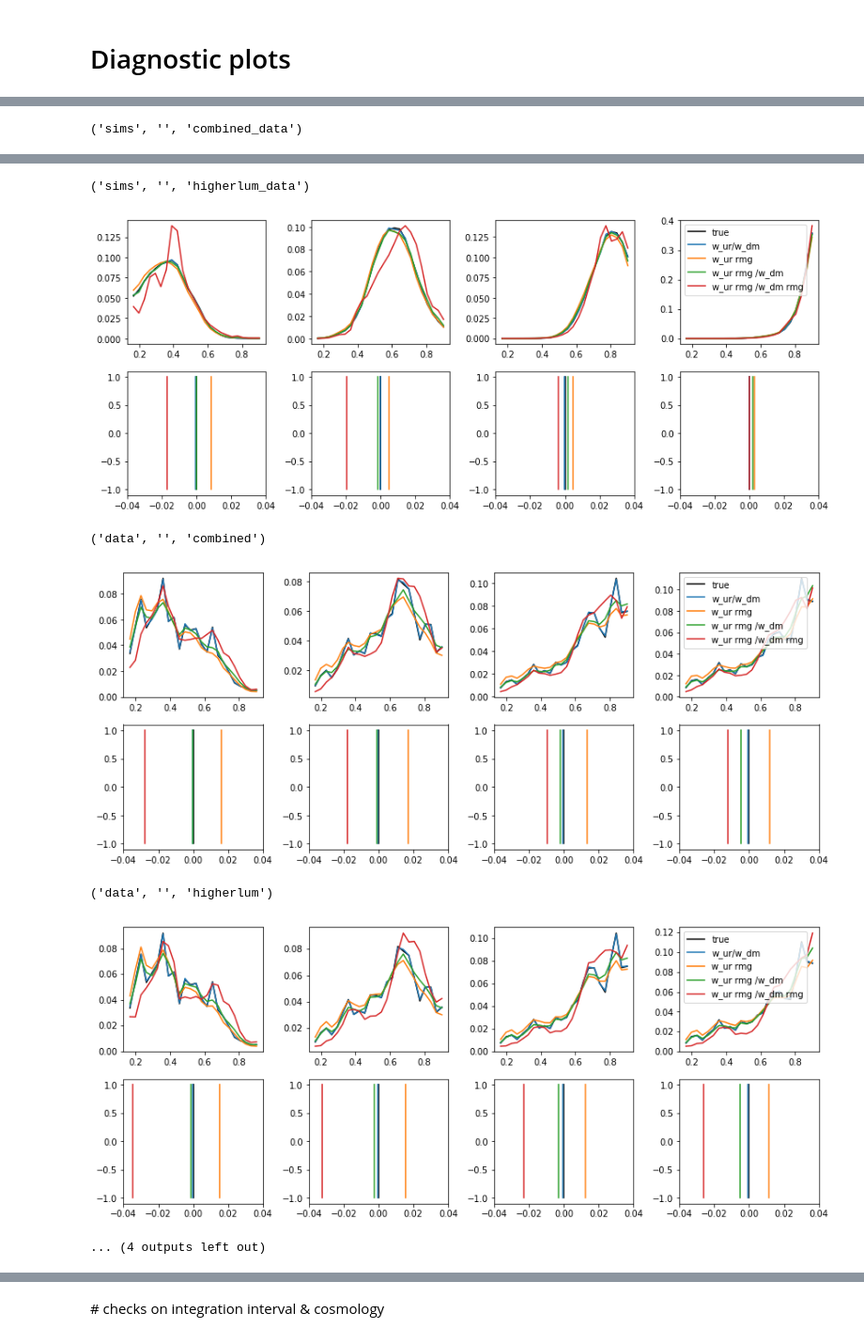
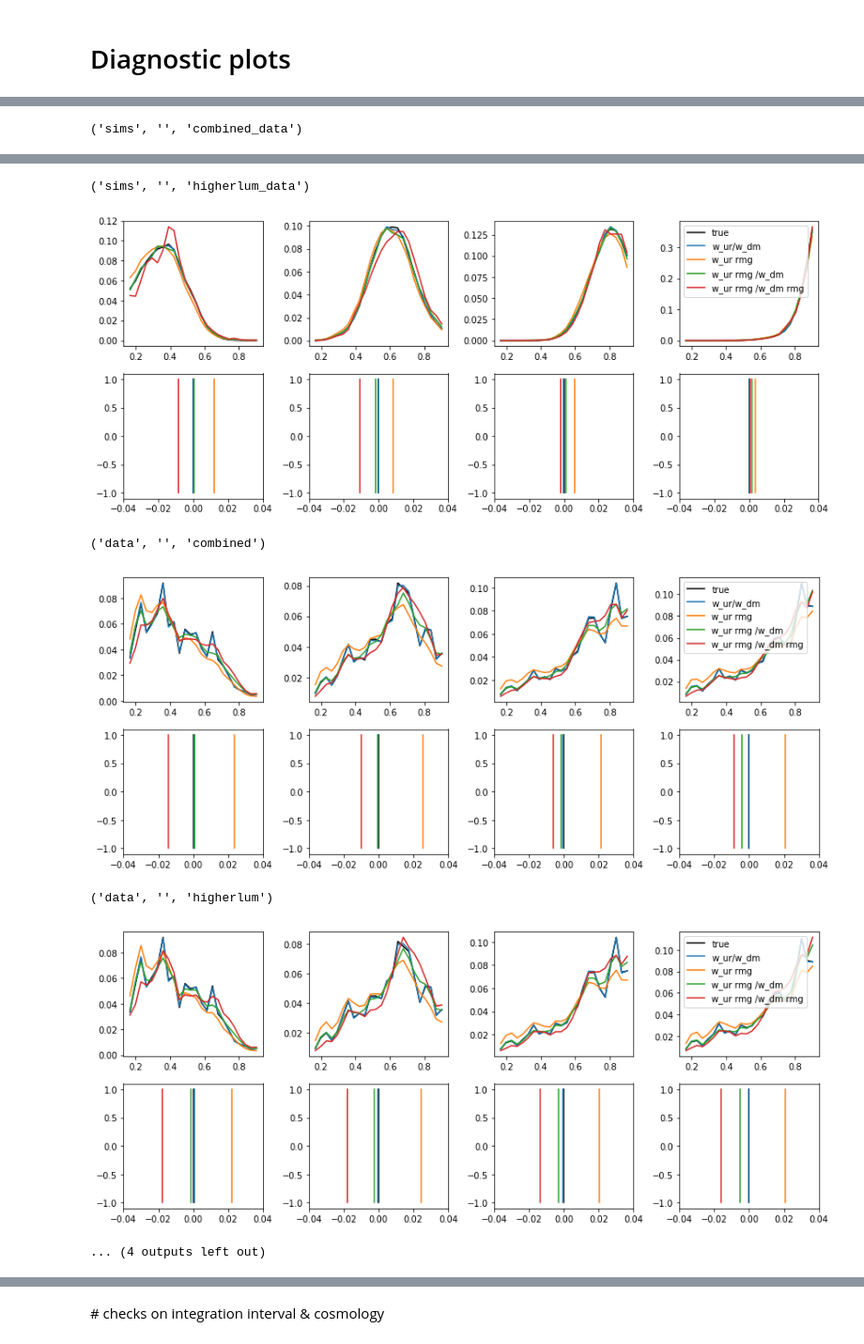
Before and after one commit to mgatti29/CORE, a Jupyter notebook: Preparing_results.ipynb, the cells around one changed output, grey strips where cells are left out. Shown at 94% size. Cells and saved outputs as stored; diff of their text form; code cells hidden in the pictures.

```diff
--- a/Preparing_results.ipynb
+++ b/Preparing_results.ipynb
@@ -61,7 +61,7 @@ bins_rm = np.linspace(zmin,zmax,rm_bins+1)
 
 
 # high resolution grid (for cosmosis) *********
-hrn = 401
+hrn = 301
 bins_hr = np.linspace(0.,2.25,hrn)
 
 
@@ -83,7 +83,7 @@ zspec_tot= np.array(mute[1].data['z'])
 Nz =[]
 for i in range(eboss_bins):
     mask_z = (zspec_tot>bins_eboss[i]) & (zspec_tot<bins_eboss[i+1] )
-    nzrm,edge = np.histogram(zspec_tot[mask_z], bins = bins_hr)
+    nzrm,edge = np.histogram(zspec_tot[mask_z], bins = bins_hr,normed=True)
     Nz.append(nzrm)
 
 name = "nz_lens"
@@ -96,7 +96,7 @@ zspec_tot= np.array(mute[1].data['z'])
 Nz =[]
 for i in range(eboss_bins):
     mask_z = (zspec_tot>bins_eboss[i]) & (zspec_tot<bins_eboss[i+1] )
-    nzrm,edge = np.histogram(zspec_tot[mask_z], bins = bins_hr)
+    nzrm,edge = np.histogram(zspec_tot[mask_z], bins = bins_hr,normed=True)
     Nz.append(nzrm)
 
 name = "nz_lens"
@@ -115,7 +115,7 @@ zspec_tot = (zspec_mstf[zspec_mstf>-1])
 Nz =[]
 for i in range(rm_bins):
     mask_z = (zredmagic_tot>bins_rm[i]) & (zredmagic_tot<bins_rm[i+1] )
-    nzrm,edge = np.histogram(zspec_tot[mask_z], bins = bins_hr)
+    nzrm,edge = np.histogram(zspec_tot[mask_z], bins = bins_hr,normed=True)
     Nz.append(nzrm)
 
 name = "nz_lens"
@@ -128,7 +128,7 @@ zspec_tot = (zspec_mstf[zspec_mstf>-1])
 Nz =[]
 for i in range(rm_bins):
     mask_z = (zredmagic_tot>bins_rm[i]) & (zredmagic_tot<bins_rm[i+1] )
-    nzrm,edge = np.histogram(zspec_tot[mask_z], bins = bins_hr)
+    nzrm,edge = np.histogram(zspec_tot[mask_z], bins = bins_hr,normed=True)
     Nz.append(nzrm)
 
 name = "nz_lens"
@@ -147,7 +147,7 @@ zspec_tot = np.array(mastercat['catalog']['redmagic']['combined_sample_fid']['zs
 Nz =[]
 for i in range(rm_bins):
     mask_z = (zspec_tot>bins_rm[i]) & (zspec_tot<bins_rm[i+1] )
-    nzrm,edge = np.histogram(zspec_tot[mask_z], bins = bins_hr)
+    nzrm,edge = np.histogram(zspec_tot[mask_z], bins = bins_hr,normed=True)
     Nz.append(nzrm)
 
 name = "nz_lens"
@@ -158,7 +158,7 @@ nz_lenses_combined  = twopoint.NumberDensity(name, edge[:-1], (edge[:-1]+edge[1:
 Nz =[]
 for i in range(rm_bins):
     mask_z = (zredmagic_tot>bins_rm[i]) & (zredmagic_tot<bins_rm[i+1] )
-    nzrm,edge = np.histogram(zspec_tot[mask_z], bins = bins_hr)
+    nzrm,edge = np.histogram(zspec_tot[mask_z], bins = bins_hr,normed=True)
     Nz.append(nzrm)
 
 name = "nz_lens"
@@ -173,7 +173,7 @@ mastercat.close()
 Nz =[]
 for i in range(rm_bins):
     mask_z = (zspec_tot>bins_rm[i]) & (zspec_tot<bins_rm[i+1] )
-    nzrm,edge = np.histogram(zspec_tot[mask_z], bins = bins_hr)
+    nzrm,edge = np.histogram(zspec_tot[mask_z], bins = bins_hr,normed=True)
     Nz.append(nzrm)
 
 name = "nz_lens"
@@ -182,7 +182,7 @@ nz_lenses  = twopoint.NumberDensity(name, edge[:-1], (edge[:-1]+edge[1:])/2., ed
 Nz =[]
 for i in range(rm_bins):
     mask_z = (zredmagic_tot>bins_rm[i]) & (zredmagic_tot<bins_rm[i+1] )
-    nzrm,edge = np.histogram(zspec_tot[mask_z], bins = bins_hr)
+    nzrm,edge = np.histogram(zspec_tot[mask_z], bins = bins_hr,normed=True)
     Nz.append(nzrm)
 
 name = "nz_lens"
@@ -614,14 +676,25 @@ for case in range(8):
         shifts_collection[key][typ+'w_ur_'+rmg_l+sc] = shift
 
 
-        y = dict_cosmosis[typ+'_WL_rmg_rmgz_'+rmg_l+sc]['w_ur'][key,:-1]/dict_cosmosis[typ+'_WL_rmg_truez'+sc]['w_rr'][key,:-1]
+
+
+        # apply the correction *******
+        corr = dict_bias_corr['bias_rmg_corr_'+rmg_l]
+
+        y = dict_cosmosis[typ+'_WL_rmg_rmgz_'+rmg_l+sc]['w_ur'][key,:-1]*corr[:-1]/np.sqrt(dict_cosmosis[typ+'_WL_rmg_truez'+sc]['w_rr'][key,:-1]*dict_cosmosis[typ+'_WL_rmg_rmgz_'+rmg_l+sc]['w_rr'][key,:-1])
         ax[0,key].plot(zz,y/np.sum(y),label='w_ur rmg /w_dm')
         shift = mean_true_s-compute_mean(zz[mask],y[mask])
         ax[1,key].plot([shift,shift],[-1,1],label='w_ur rmg /w_dm')
 
         shifts_collection[key][typ+'w_ur_'+rmg_l+sc+' /w_dm'] = shift
 
-        y = dict_cosmosis[typ+'_WL_rmg_rmgz_'+rmg_l+sc]['w_ur'][key,:-1]/dict_cosmosis[typ+'_WL_rmg_rmgz_'+rmg_l+sc]['w_rr'][key,:-1]
+
+
+
+
+
+
+        y = dict_cosmosis[typ+'_WL_rmg_rmgz_'+rmg_l+sc]['w_ur'][key,:-1]/np.sqrt(dict_cosmosis[typ+'_WL_rmg_truez'+sc]['w_rr'][key,:-1]*dict_cosmosis[typ+'_WL_rmg_rmgz_'+rmg_l+sc]['w_rr'][key,:-1])
         ax[0,key].plot(zz,y/np.sum(y),label='w_ur rmg /w_dm rmg')
         shift = mean_true_s-compute_mean(zz[mask],y[mask])
         ax[1,key].plot([shift,shift],[-1,1],label='w_ur rmg /w_dm rmg')
@@ -647,7 +720,7 @@ for case in range(8):
 ('sims', '', 'higherlum_data')
-[figure, old version]
+[figure, new version]
 ('data', '', 'combined')
-[figure, old version]
+[figure, new version]
 ('data', '', 'higherlum')
-[figure, old version]
+[figure, new version]
 ... (4 outputs left out)
```
Also changed, not shown: parts of 10 cells of this notebook, 1 other file.
